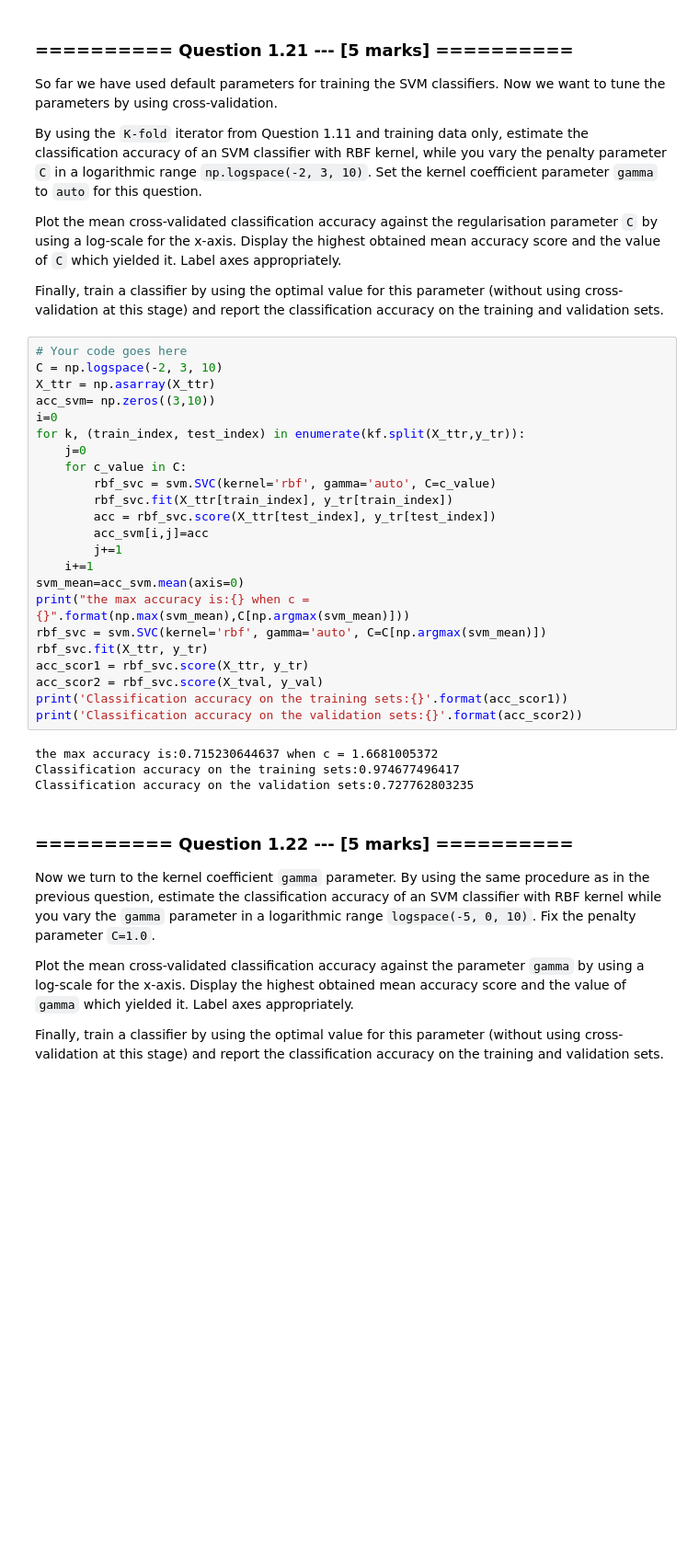
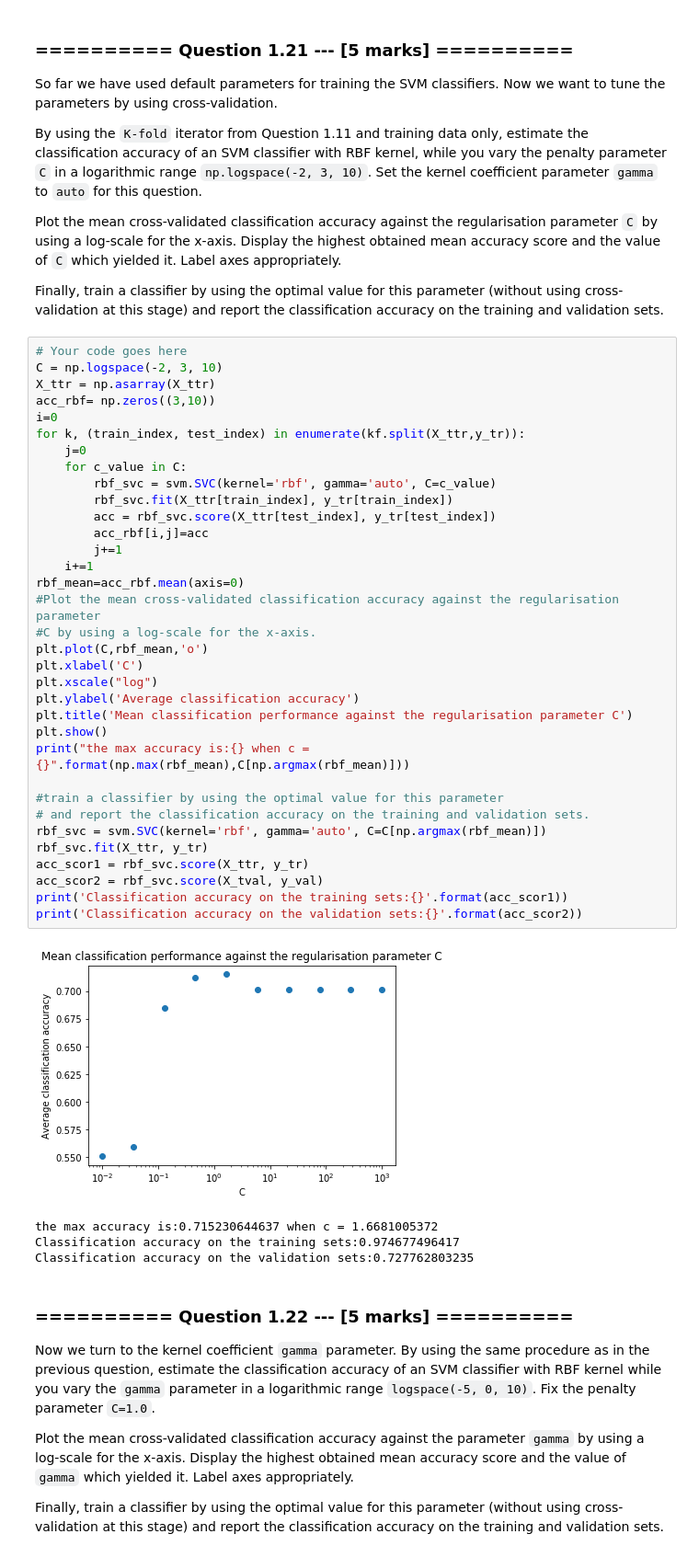
Before and after one commit to JessieWin/1234567, a Jupyter notebook: Downloads/iaml2017-master/07_Assignment_3.ipynb, the cells around one changed output. Shown at 92% size. Cells and saved outputs as stored; diff of their text form; blank space fills up the shorter version.

```diff
--- a/Downloads/iaml2017-master/07_Assignment_3.ipynb
+++ b/Downloads/iaml2017-master/07_Assignment_3.ipynb
@@ -591,27 +569,39 @@ Finally, train a classifier by using the optimal value for this parameter (witho
 # %%
 # Your code goes here
 C = np.logspace(-2, 3, 10)
 X_ttr = np.asarray(X_ttr)
-acc_svm= np.zeros((3,10))
+acc_rbf= np.zeros((3,10))
 i=0
 for k, (train_index, test_index) in enumerate(kf.split(X_ttr,y_tr)):
     j=0
     for c_value in C:
         rbf_svc = svm.SVC(kernel='rbf', gamma='auto', C=c_value)
         rbf_svc.fit(X_ttr[train_index], y_tr[train_index])
         acc = rbf_svc.score(X_ttr[test_index], y_tr[test_index])
-        acc_svm[i,j]=acc
+        acc_rbf[i,j]=acc
         j+=1
     i+=1
-svm_mean=acc_svm.mean(axis=0)
-print("the max accuracy is:{} when c = {}".format(np.max(svm_mean),C[np.argmax(svm_mean)]))
-rbf_svc = svm.SVC(kernel='rbf', gamma='auto', C=C[np.argmax(svm_mean)])
+rbf_mean=acc_rbf.mean(axis=0)
+#Plot the mean cross-validated classification accuracy against the regularisation parameter
+#C by using a log-scale for the x-axis.
+plt.plot(C,rbf_mean,'o')
+plt.xlabel('C')
+plt.xscale("log")
+plt.ylabel('Average classification accuracy')
+plt.title('Mean classification performance against the regularisation parameter C')
+plt.show()
+print("the max accuracy is:{} when c = {}".format(np.max(rbf_mean),C[np.argmax(rbf_mean)]))
+
+#train a classifier by using the optimal value for this parameter
+# and report the classification accuracy on the training and validation sets.
+rbf_svc = svm.SVC(kernel='rbf', gamma='auto', C=C[np.argmax(rbf_mean)])
 rbf_svc.fit(X_ttr, y_tr)
 acc_scor1 = rbf_svc.score(X_ttr, y_tr)
 acc_scor2 = rbf_svc.score(X_tval, y_val)
 print('Classification accuracy on the training sets:{}'.format(acc_scor1))
 print('Classification accuracy on the validation sets:{}'.format(acc_scor2))
 # %% [output]
+[figure, added]
 the max accuracy is:0.715230644637 when c = 1.6681005372
 Classification accuracy on the training sets:0.974677496417
 Classification accuracy on the validation sets:0.727762803235
```
Also changed, not shown: parts of 19 cells of this notebook.
